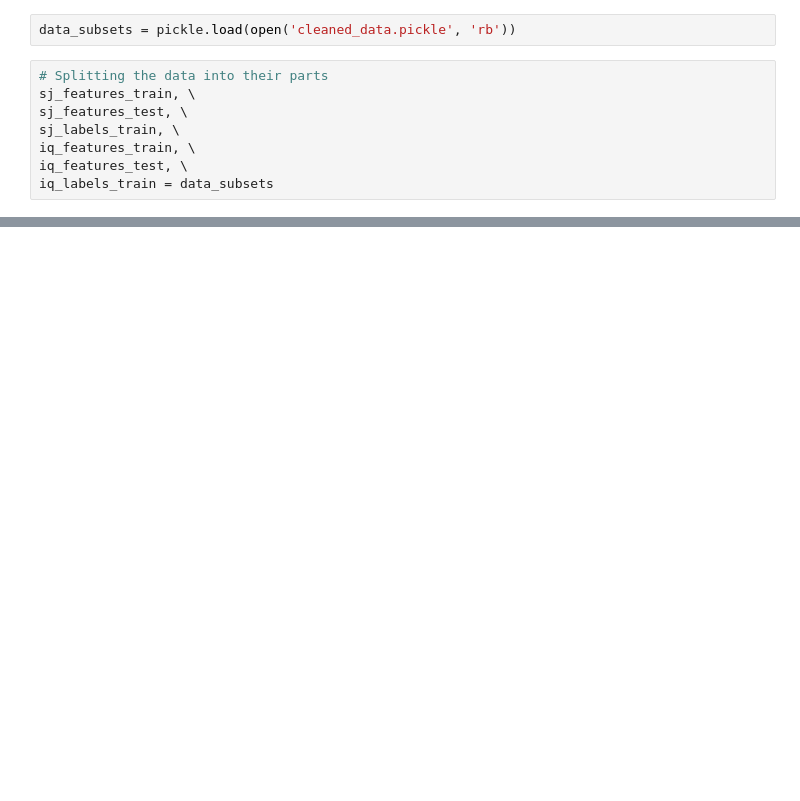
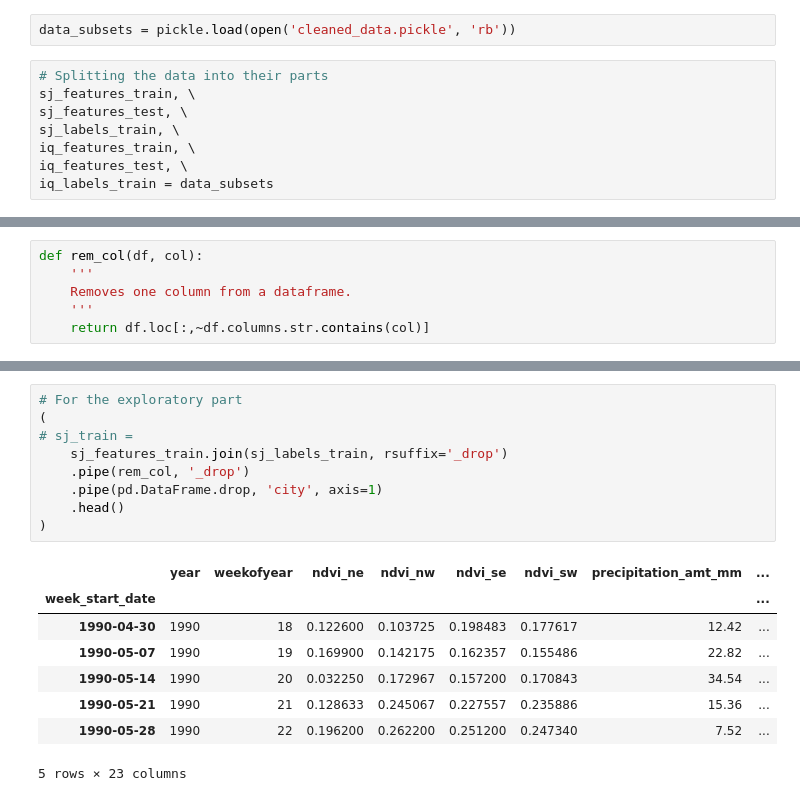
Before and after one commit to Octodon-D/DenguePred, a Jupyter notebook: example_notebook.ipynb, the cells around one changed output, grey strips where cells are left out. Saved outputs shown, nothing was run; the diff lists cells and outputs as text; blank space fills up the shorter version.

Commit message:
data cleaning: strict format and time index, example: pandas method chaining

```diff
--- a/example_notebook.ipynb
+++ b/example_notebook.ipynb
@@ -18,0 +30,6 @@ iq_labels_train = data_subsets
+# %%
+def rem_col(df, col):
+    '''
+    Removes one column from a dataframe.
+    '''
+    return df.loc[:,~df.columns.str.contains(col)]
@@ -19,3 +44,21 @@ iq_labels_train = data_subsets
+# %%
+# For the exploratory part
+(
+# sj_train =
+    sj_features_train.join(sj_labels_train, rsuffix='_drop')
+    .pipe(rem_col, '_drop')
+    .pipe(pd.DataFrame.drop, 'city', axis=1)
+    .head()
+)
+# %% [output]
+|  | year | weekofyear | ndvi_ne | ndvi_nw | ndvi_se | ndvi_sw | precipitation_amt_mm | ... |
+| week_start_date |  |  |  |  |  |  |  | ... |
+| 1990-04-30 | 1990 | 18 | 0.122600 | 0.103725 | 0.198483 | 0.177617 | 12.42 | ... |
+| 1990-05-07 | 1990 | 19 | 0.169900 | 0.142175 | 0.162357 | 0.155486 | 22.82 | ... |
+| 1990-05-14 | 1990 | 20 | 0.032250 | 0.172967 | 0.157200 | 0.170843 | 34.54 | ... |
+| 1990-05-21 | 1990 | 21 | 0.128633 | 0.245067 | 0.227557 | 0.235886 | 15.36 | ... |
+| 1990-05-28 | 1990 | 22 | 0.196200 | 0.262200 | 0.251200 | 0.247340 | 7.52 | ... |
+5 rows × 23 columns
 # %%
 sns.lineplot(data=sj_features_train.join(sj_labels_train, rsuffix='_dupl'),
              x='week_start_date',
```
Also changed, not shown: parts of 7 cells of this notebook, 1 other file.
